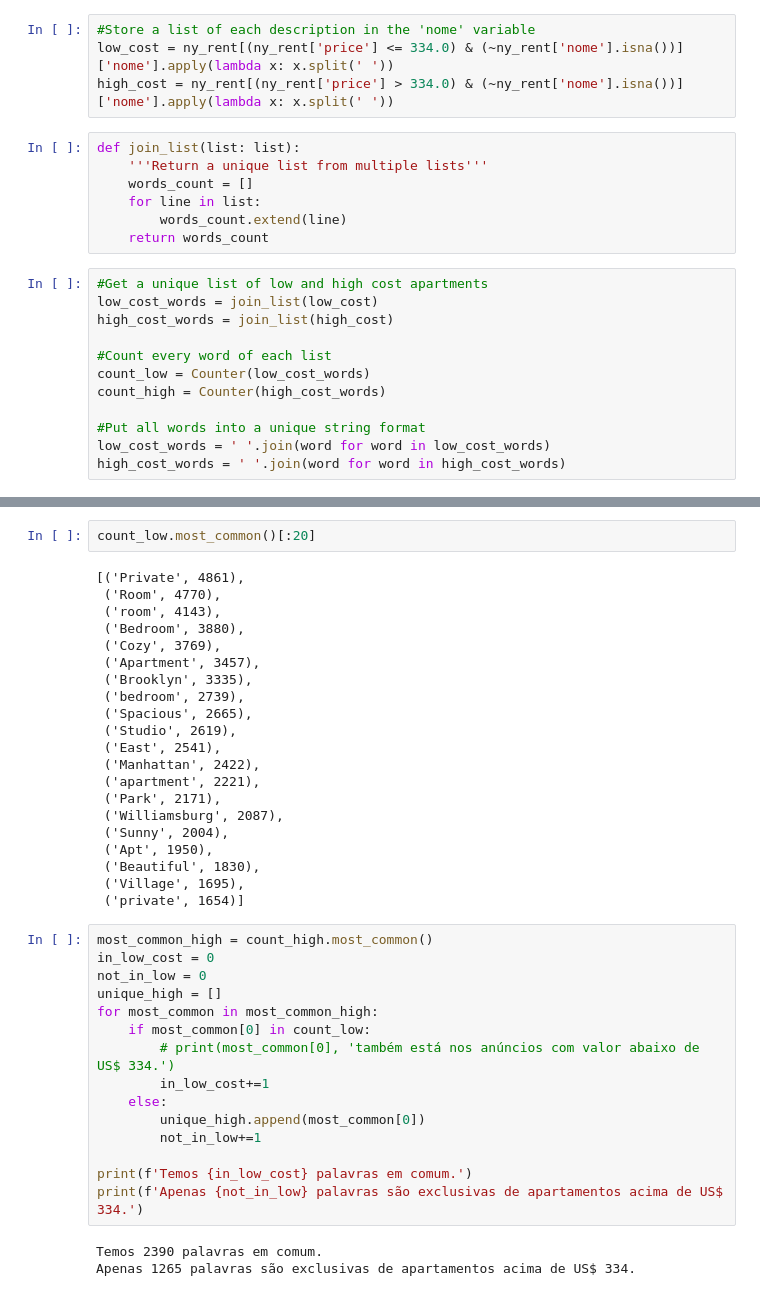
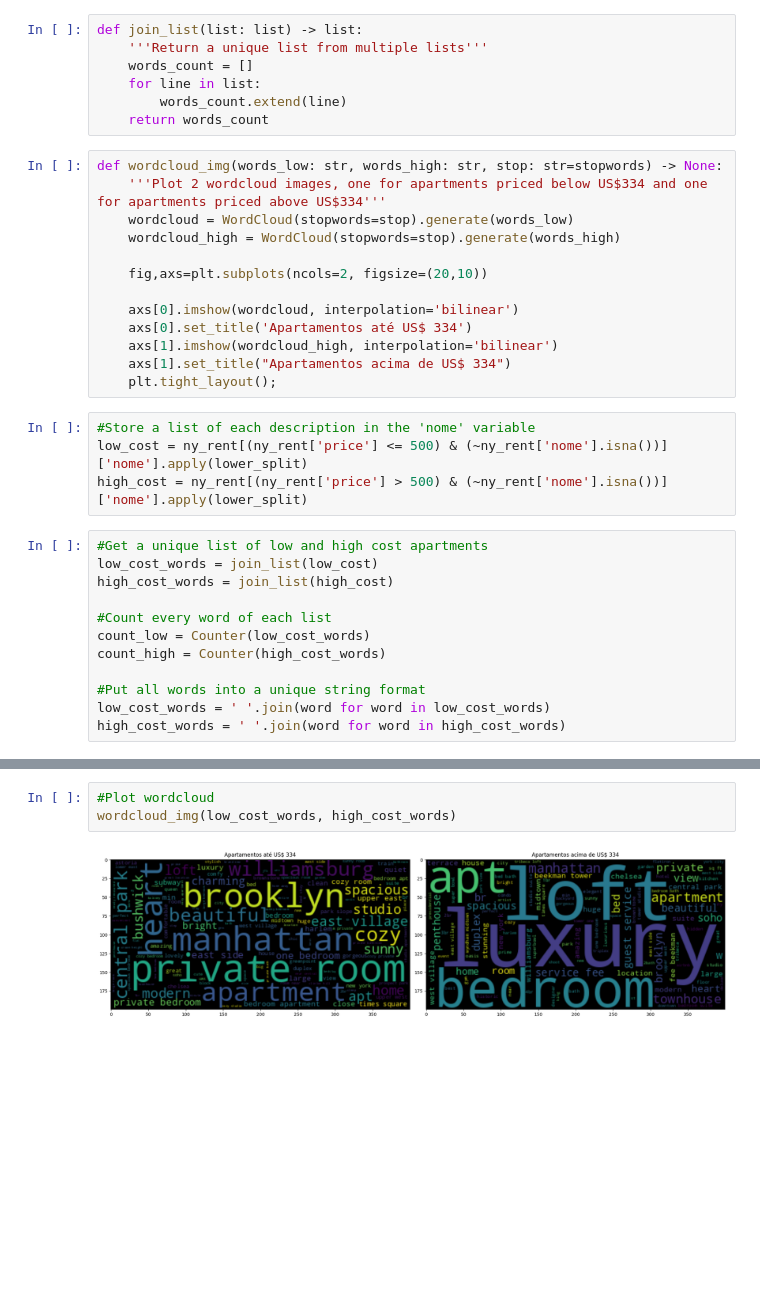
Before and after one commit to DenisePotenza/Indicium, a Jupyter notebook: LH_CD_DENISEPOTENZA.ipynb, the cells around one changed output, grey strips where cells are left out. Saved outputs shown, nothing was run; the diff lists cells and outputs as text; blank space fills up the shorter version.

```diff
--- a/LH_CD_DENISEPOTENZA.ipynb
+++ b/LH_CD_DENISEPOTENZA.ipynb
@@ -455,14 +470,27 @@ from wordcloud import WordCloud, STOPWORDS, ImageColorGenerator
+# %%
+def join_list(list: list) -> list:
+    '''Return a unique list from multiple lists'''
+    words_count = []
+    for line in list:
+        words_count.extend(line)
+    return words_count
+# %%
+def wordcloud_img(words_low: str, words_high: str, stop: str=stopwords) -> None:
+    '''Plot 2 wordcloud images, one for apartments priced below US$334 and one for apartments priced above US$334'''
+    wordcloud = WordCloud(stopwords=stop).generate(words_low)
+    wordcloud_high = WordCloud(stopwords=stop).generate(words_high)
+
+    fig,axs=plt.subplots(ncols=2, figsize=(20,10))
+
+    axs[0].imshow(wordcloud, interpolation='bilinear')
+    axs[0].set_title('Apartamentos até US$ 334')
+    axs[1].imshow(wordcloud_high, interpolation='bilinear')
+    axs[1].set_title("Apartamentos acima de US$ 334")
+    plt.tight_layout();
 # %%
 #Store a list of each description in the 'nome' variable
-low_cost = ny_rent[(ny_rent['price'] <= 334.0) & (~ny_rent['nome'].isna())]['nome'].apply(lambda x: x.split(' '))
-high_cost = ny_rent[(ny_rent['price'] > 334.0) & (~ny_rent['nome'].isna())]['nome'].apply(lambda x: x.split(' '))
+low_cost = ny_rent[(ny_rent['price'] <= 500) & (~ny_rent['nome'].isna())]['nome'].apply(lower_split)
+high_cost = ny_rent[(ny_rent['price'] > 500) & (~ny_rent['nome'].isna())]['nome'].apply(lower_split)
-# %%
-def join_list(list: list):
-    '''Return a unique list from multiple lists'''
-    words_count = []
-    for line in list:
-        words_count.extend(line)
-    return words_count
 # %%
 #Get a unique list of low and high cost apartments
 low_cost_words = join_list(low_cost)
@@ -502,41 +506,5 @@ for word in stopwords:
-# %%
-count_low.most_common()[:20]
-# %% [output]
-[('Private', 4861),
- ('Room', 4770),
- ('room', 4143),
- ('Bedroom', 3880),
- ('Cozy', 3769),
- ('Apartment', 3457),
- ('Brooklyn', 3335),
- ('bedroom', 2739),
- ('Spacious', 2665),
- ('Studio', 2619),
- ('East', 2541),
- ('Manhattan', 2422),
- ('apartment', 2221),
- ('Park', 2171),
- ('Williamsburg', 2087),
- ('Sunny', 2004),
- ('Apt', 1950),
- ('Beautiful', 1830),
- ('Village', 1695),
- ('private', 1654)]
-# %%
-most_common_high = count_high.most_common()
-in_low_cost = 0
-not_in_low = 0
-unique_high = []
-for most_common in most_common_high:
-    if most_common[0] in count_low:
-        # print(most_common[0], 'também está nos anúncios com valor abaixo de US$ 334.')
-        in_low_cost+=1
-    else:
-        unique_high.append(most_common[0])
-        not_in_low+=1
-
-print(f'Temos {in_low_cost} palavras em comum.')
-print(f'Apenas {not_in_low} palavras são exclusivas de apartamentos acima de US$ 334.')
-# %% [output]
-Temos 2390 palavras em comum.
-Apenas 1265 palavras são exclusivas de apartamentos acima de US$ 334.
+# %%
+#Plot wordcloud
+wordcloud_img(low_cost_words, high_cost_words)
+# %% [output]
+[figure, added]
```
Also changed, not shown: parts of 62 cells of this notebook.
